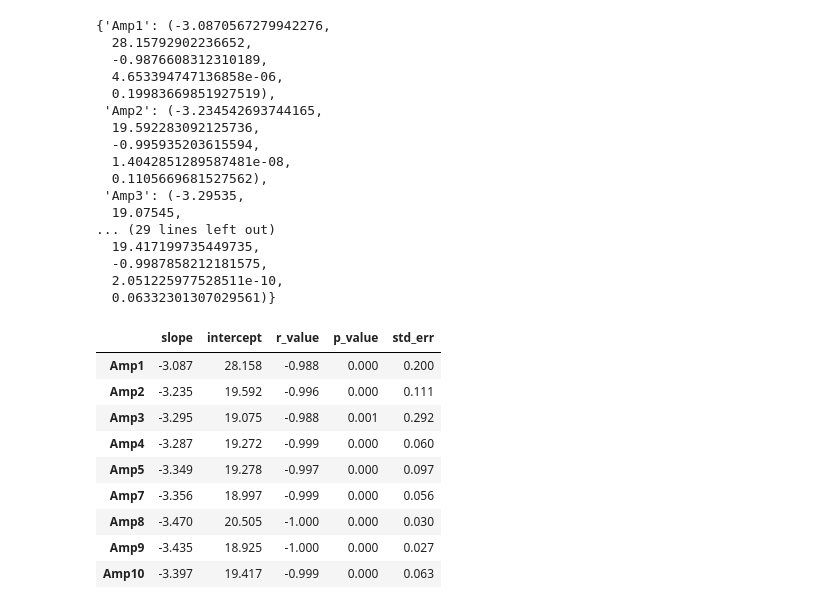
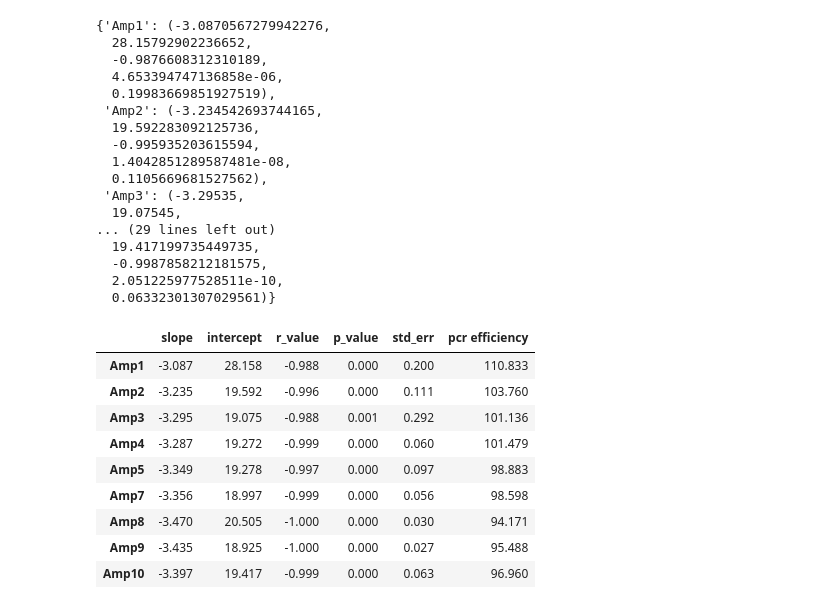
Before and after one commit to harAtEA/residual-plasmid-python, a Jupyter notebook: residual plasmid/compiled Lplasmid std/compiled plasmid.ipynb, the cells around one changed output. Drawn from its saved outputs; the diff is of its cells as text; code cells hidden in the pictures.

```diff
--- a/residual plasmid/compiled Lplasmid std/compiled plasmid.ipynb
+++ b/residual plasmid/compiled Lplasmid std/compiled plasmid.ipynb
@@ -582,18 +575,27 @@ reg_stat
 # %%
 reg_stats = pd.DataFrame.from_dict(reg_stat, orient='index',columns=('slope', 'intercept', 'r_value', 'p_value', 'std_err'))
 # %%
-reg_stats.round(decimals=3)
+reg_stats = reg_stats.round(decimals=3)
-# %% [output]
-|  | slope | intercept | r_value | p_value | std_err |
-| Amp1 | -3.087 | 28.158 | -0.988 | 0.000 | 0.200 |
-| Amp2 | -3.235 | 19.592 | -0.996 | 0.000 | 0.111 |
-| Amp3 | -3.295 | 19.075 | -0.988 | 0.001 | 0.292 |
-| Amp4 | -3.287 | 19.272 | -0.999 | 0.000 | 0.060 |
-| Amp5 | -3.349 | 19.278 | -0.997 | 0.000 | 0.097 |
-| Amp7 | -3.356 | 18.997 | -0.999 | 0.000 | 0.056 |
-| Amp8 | -3.470 | 20.505 | -1.000 | 0.000 | 0.030 |
-| Amp9 | -3.435 | 18.925 | -1.000 | 0.000 | 0.027 |
-| Amp10 | -3.397 | 19.417 | -0.999 | 0.000 | 0.063 |
+# %%
+reg_stats['pcr efficiency'] = ((10**(-1/reg_stats['slope']))-1)*100
+# %%
+reg_stats = reg_stats.round(decimals=3)
+# %%
+# this pcr efficiency is calculated based on the mean of the CT values across amps and runs
+# see the other notebook 'compiled Lplasmid pcr eff' for the pcr eff calcualted
+# based on the individual runs for each amp
+reg_stats
+# %% [output]
+|  | slope | intercept | r_value | p_value | std_err | pcr efficiency |
+| Amp1 | -3.087 | 28.158 | -0.988 | 0.000 | 0.200 | 110.833 |
+| Amp2 | -3.235 | 19.592 | -0.996 | 0.000 | 0.111 | 103.760 |
+| Amp3 | -3.295 | 19.075 | -0.988 | 0.001 | 0.292 | 101.136 |
+| Amp4 | -3.287 | 19.272 | -0.999 | 0.000 | 0.060 | 101.479 |
+| Amp5 | -3.349 | 19.278 | -0.997 | 0.000 | 0.097 | 98.883 |
+| Amp7 | -3.356 | 18.997 | -0.999 | 0.000 | 0.056 | 98.598 |
+| Amp8 | -3.470 | 20.505 | -1.000 | 0.000 | 0.030 | 94.171 |
+| Amp9 | -3.435 | 18.925 | -1.000 | 0.000 | 0.027 | 95.488 |
+| Amp10 | -3.397 | 19.417 | -0.999 | 0.000 | 0.063 | 96.960 |
 # %%
 ## plots with subplots with loop #
 
```
Also changed, not shown: parts of 3 cells of this notebook, 3 other files.
